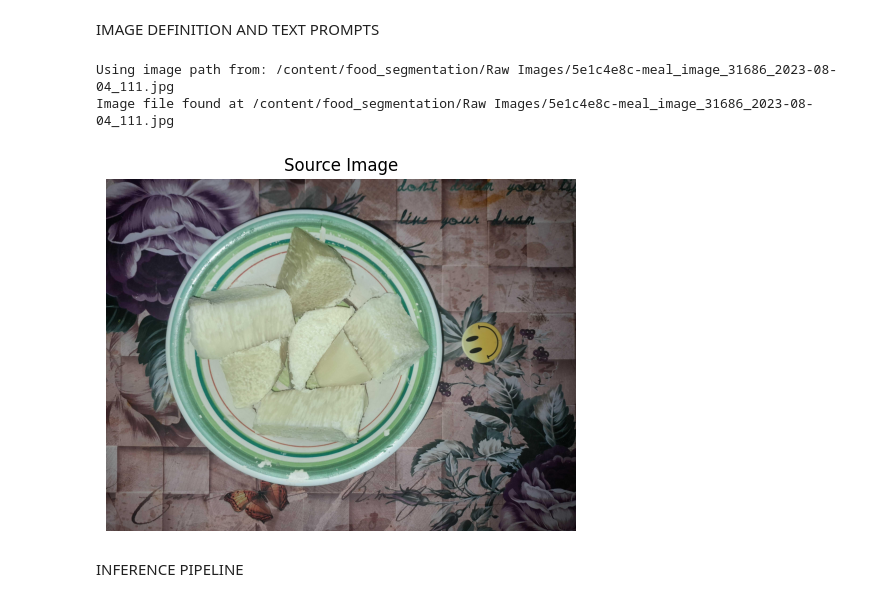
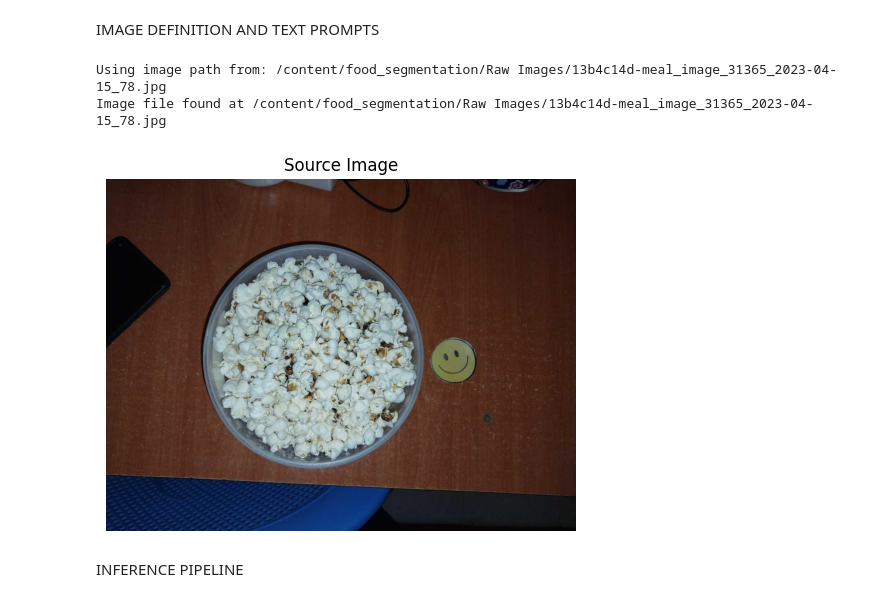
Before and after one commit to Bempong-Sylvester-Obese/Food-segmentation-with-pre-trained-model, a Jupyter notebook: Copy_of_Food_Segmentation.ipynb, the cells around one changed output. Saved outputs shown, nothing was run; the diff lists cells and outputs as text; code cells hidden in the pictures.

Commit message:
model segmentation using popcorn image

```diff
--- a/Copy_of_Food_Segmentation.ipynb
+++ b/Copy_of_Food_Segmentation.ipynb
@@ -151,7 +151,7 @@ import matplotlib.pyplot as plt
 import math
 
 # Image path
-IMAGE_NAME = "/content/food_segmentation/Raw Images/5e1c4e8c-meal_image_31686_2023-08-04_111.jpg"
+IMAGE_NAME = "/content/food_segmentation/Raw Images/13b4c14d-meal_image_31365_2023-04-15_78.jpg"
 
 IMAGE_PATH = os.path.join(ABS_PROJECT_DIR, IMAGE_NAME)
 
@@ -161,38 +161,38 @@ print(f"Using image path from: {IMAGE_PATH}")
 # Check if the image file exists
 if not os.path.exists(IMAGE_PATH):
     print(f"Error: Image file not found at {IMAGE_PATH}")
 else:
     print(f"Image file found at {IMAGE_PATH}")
     # Text Prompt
-    CLASSES =["Yam"]
-    PROMPT = "A Sliced Yam"
+    CLASSES =["Popcorn"]
+    PROMPT = "White Popcorn"
 
     # Visualisation helper function
     def show_image(images, titles=None, cols=2):
         rows = math.ceil(len(images) / cols)
         fig, axes = plt.subplots(rows, cols, figsize=(cols * 5, rows * 5))
         axes = axes.flatten() if rows > 1 or cols > 1 else [axes]
 
         for i, img in enumerate(images):
             axes[i].imshow(cv2.cvtColor(img, cv2.COLOR_BGR2RGB))
             if titles and i < len(titles):
                 axes[i].set_title(titles[i])
             axes[i].axis('off')
 
         # Hide any unused subplots
         for j in range(i + 1, len(axes)):
             axes[j].axis('off')
 
         plt.tight_layout()
         plt.show()
 
 
     source_image = cv2.imread(IMAGE_PATH)
     show_image([source_image], titles=["Source Image"], cols=1)
 # %% [output]
-Using image path from: /content/food_segmentation/Raw Images/5e1c4e8c-meal_image_31686_2023-08-04_111.jpg
-Image file found at /content/food_segmentation/Raw Images/5e1c4e8c-meal_image_31686_2023-08-04_111.jpg
+Using image path from: /content/food_segmentation/Raw Images/13b4c14d-meal_image_31365_2023-04-15_78.jpg
+Image file found at /content/food_segmentation/Raw Images/13b4c14d-meal_image_31365_2023-04-15_78.jpg
-[figure, old version]
+[figure, new version]
 # %% [markdown]
 INFERENCE PIPELINE
 # %%
```
Also changed, not shown: parts of 2 cells of this notebook.
